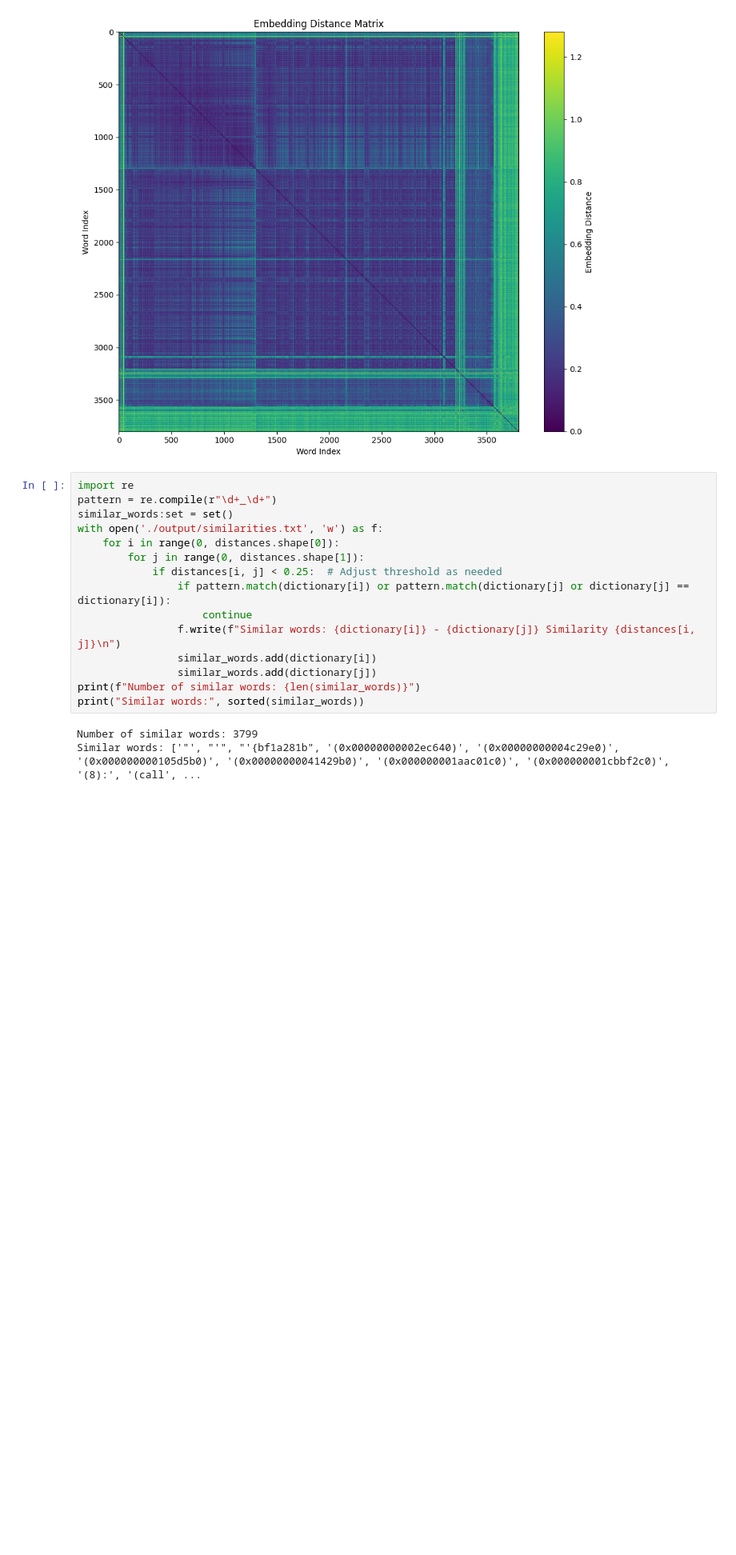
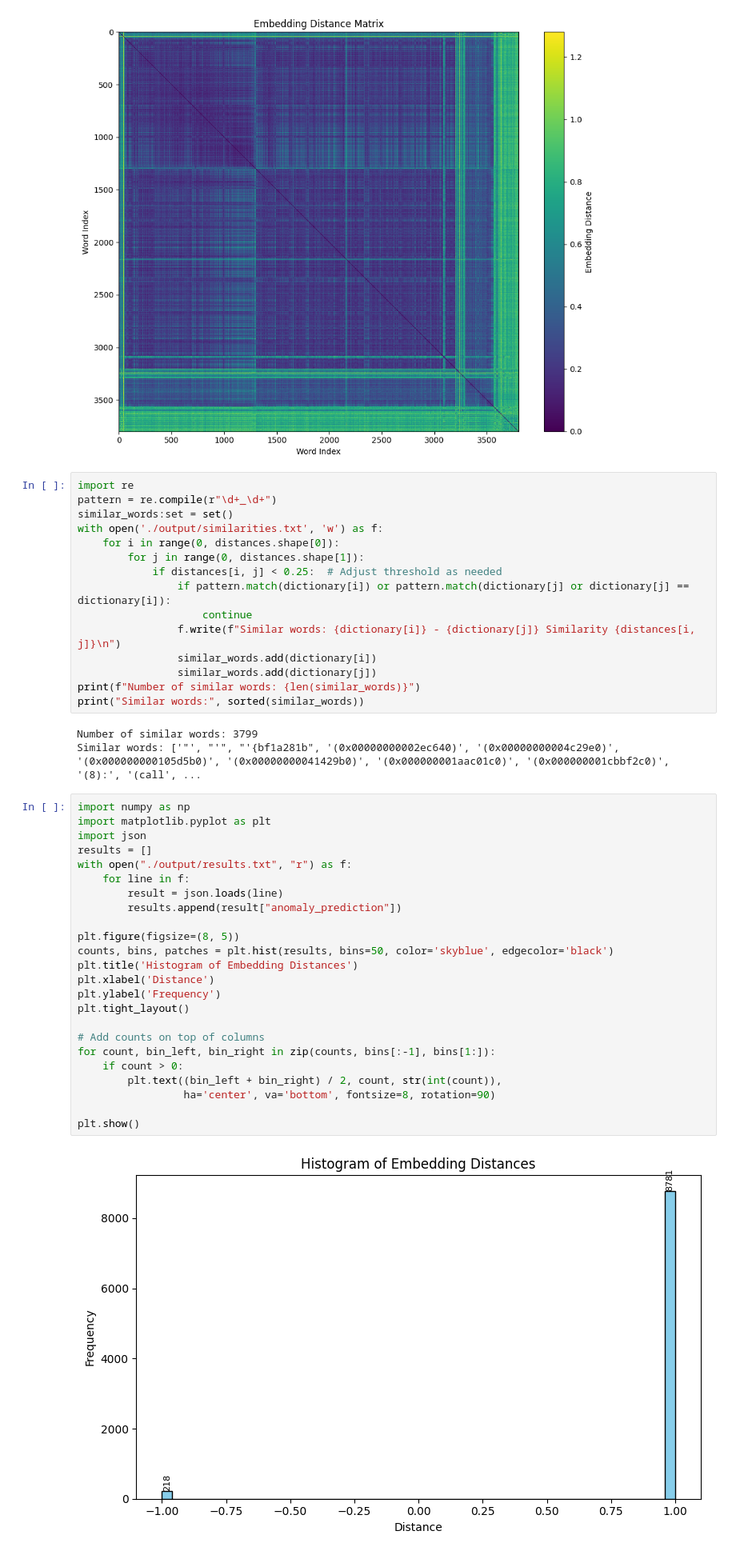
Before and after one commit to mmaracic/dataScience, a Jupyter notebook: anomaly-detection/analysis.ipynb, the cells around one changed output. Shown at 80% size. Cells and saved outputs as stored; diff of their text form; blank space fills up the shorter version.

```diff
--- a/anomaly-detection/analysis.ipynb
+++ b/anomaly-detection/analysis.ipynb
@@ -118,3 +118,29 @@ print("Similar words:", sorted(similar_words))
 # %% [output]
 Number of similar words: 3799
 Similar words: ['"', "'", "'{bf1a281b", '(0x00000000002ec640)', '(0x00000000004c29e0)', '(0x000000000105d5b0)', '(0x00000000041429b0)', '(0x000000001aac01c0)', '(0x000000001cbbf2c0)', '(8):', '(call', ...
+# %%
+import numpy as np
+import matplotlib.pyplot as plt
+import json
+results = []
+with open("./output/results.txt", "r") as f:
+    for line in f:
+        result = json.loads(line)
+        results.append(result["anomaly_prediction"])
+
+plt.figure(figsize=(8, 5))
+counts, bins, patches = plt.hist(results, bins=50, color='skyblue', edgecolor='black')
+plt.title('Histogram of Embedding Distances')
+plt.xlabel('Distance')
+plt.ylabel('Frequency')
+plt.tight_layout()
+
+# Add counts on top of columns
+for count, bin_left, bin_right in zip(counts, bins[:-1], bins[1:]):
+    if count > 0:
+        plt.text((bin_left + bin_right) / 2, count, str(int(count)),
+                 ha='center', va='bottom', fontsize=8, rotation=90)
+
+plt.show()
+# %% [output]
+[figure, added]
```
Also changed, not shown: 2 other files.
